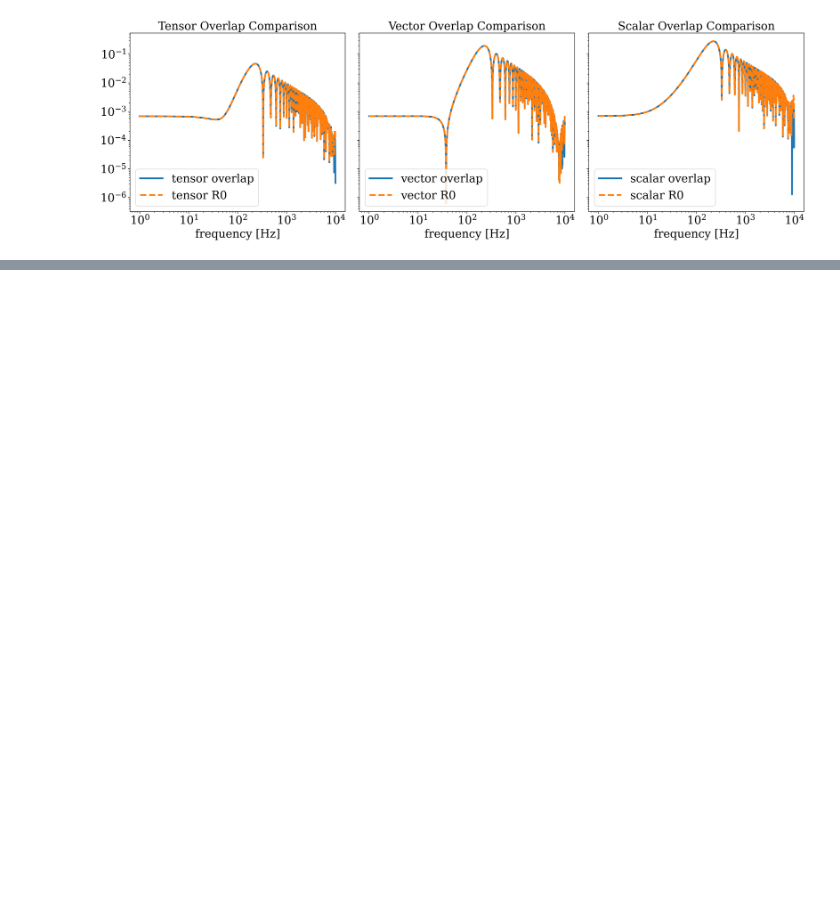
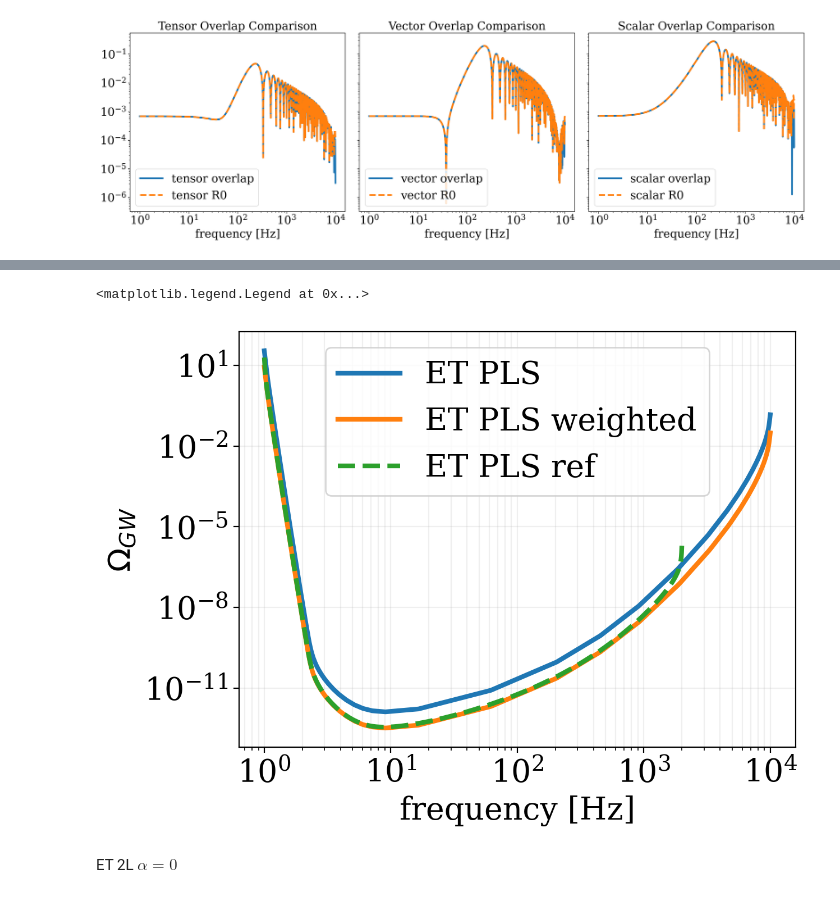
Before and after one commit to ilariacaporali/GWBird, a Jupyter notebook: ET_checks.ipynb, the cells around one changed output, grey strips where cells are left out. Saved outputs shown, nothing was run; the diff lists cells and outputs as text; code cells hidden in the pictures; blank space fills up the shorter version.

```diff
--- a/ET_checks.ipynb
+++ b/ET_checks.ipynb
@@ -268,0 +234,24 @@ plt.grid()
+# %%
+beta_min = -40
+beta_max = 40
+fref = 10
+snr = 1
+Tobs = 1
+f, ET_PLS, ET_beta, ET_omega = pls.find_pls_t('ET A', 'ET B', beta_min, beta_max, fref, snr, Tobs, shift_angle= None)
+f_ref, PLS_ref = np.loadtxt('PLS_CoBA_store/h2_Omega_PLS_SNR_1_Tobs_1yr_T_10km_HFLFcryo.txt', unpack=True)
+f, ET_PLS_weighted = pls.find_pls_weighted_t('ET A', 'ET B', beta_min, beta_max, fref, snr, Tobs, shift_angle= None)
+# %%
+plt.plot(f, ET_PLS, label='ET PLS')
+plt.plot(f, ET_PLS_weighted, label='ET PLS weighted')
+plt.plot(f_ref, PLS_ref, label='ET PLS ref', linestyle='--')
+plt.xlabel('frequency [Hz]')
+plt.ylabel('$\Omega_{GW}$')
+plt.xscale('log')
+plt.yscale('log')
+plt.grid(alpha = 0.2, which='both')
+plt.legend()
+# %% [output]
+<matplotlib.legend.Legend at 0x...>
+[figure, added]
+# %% [markdown]
+ET 2L $\alpha = 0$
```
Also changed, not shown: parts of 16 cells of this notebook, 27 other files.
